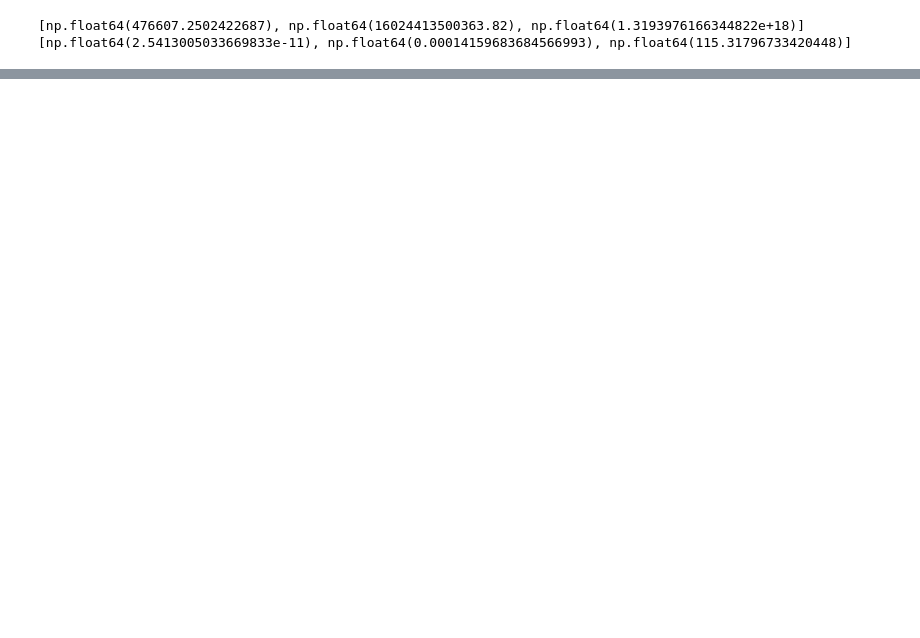
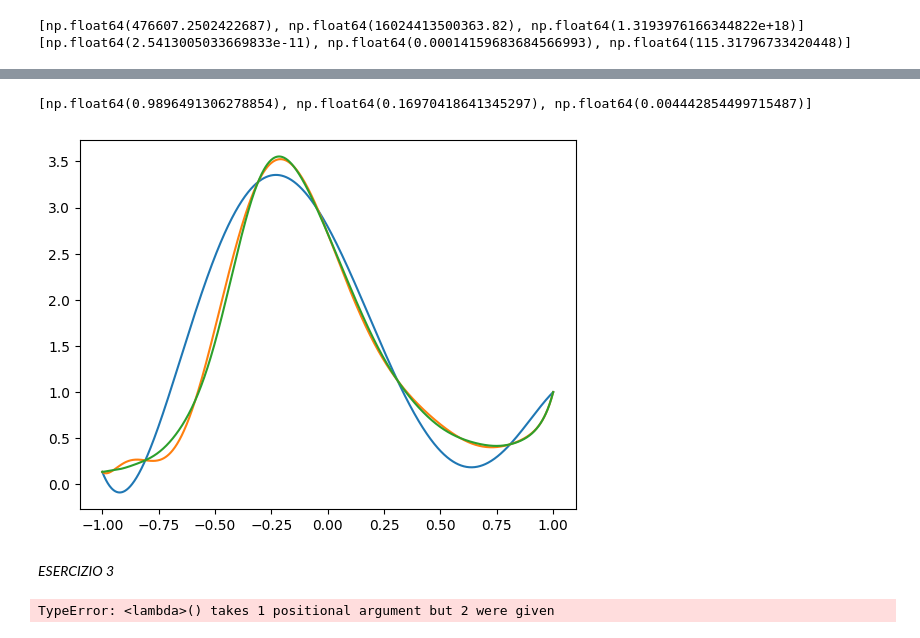
Before and after one commit to alessandrafonseca/mani_env, a Jupyter notebook: tde 1/tde 1 solo svolgimento.ipynb, the cells around one changed output, grey strips where cells are left out. Cells and saved outputs as stored; diff of their text form; code cells hidden in the pictures; blank space fills up the shorter version.

```diff
--- a/tde 1/tde 1 solo svolgimento.ipynb
+++ b/tde 1/tde 1 solo svolgimento.ipynb
@@ -96,0 +139,25 @@ x_finale, info= cg(A,b,x0, 1e-12, 100)
+# %%
+import numpy as np
+import matplotlib.pyplot as plt
+from numpy import polyfit, polyval
+f=lambda x: np.exp(np.cos(np.pi*x))/(np.exp(-x)+np.sin(np.pi*x))
+a,b=-1, 1
+N=[5,10,20]
+xx=np.linspace(a, b, 1000)
+err=[]
+for n in N:
+    #definisco nodi di Chebychev
+    i=np.arange(0,n+2)
+    x_hat=-np.cos(np.pi*i/n)
+    x_nodes=(b+a)/2+(b-a)/2*x_hat
+
+    p=polyfit(x_nodes, f(x_nodes), n)
+    y=lambda x: polyval (p, xx)
+
+    err.append(np.max(np.abs(y(xx)-f(xx))))
+    plt.plot(xx, y(xx))
+
+print(err)
+# %% [output]
+[np.float64(0.9896491306278854), np.float64(0.16970418641345297), np.float64(0.004442854499715487)]
+[figure, added]
@@ -96,0 +176,2 @@ x_finale, info= cg(A,b,x0, 1e-12, 100)
+# %% [markdown]
+*ESERCIZIO 3*
@@ -96,0 +235,15 @@ x_finale, info= cg(A,b,x0, 1e-12, 100)
+# %%
+
+m=1
+alpha=5
+beta=np.pi/12
+t0=0
+T=4
+F=lambda x: alpha*x - beta*x**3
+
+N=[5, 20, 80]
+x_0, v_0= 1,0
+for n in N:
+    th, uh=eulero_avanti(F, t0, T, u_0, h=T/n)
+# %% [output]
+TypeError: <lambda>() takes 1 positional argument but 2 were given
```
Also changed, not shown: parts of 7 cells of this notebook, 5 other files.
